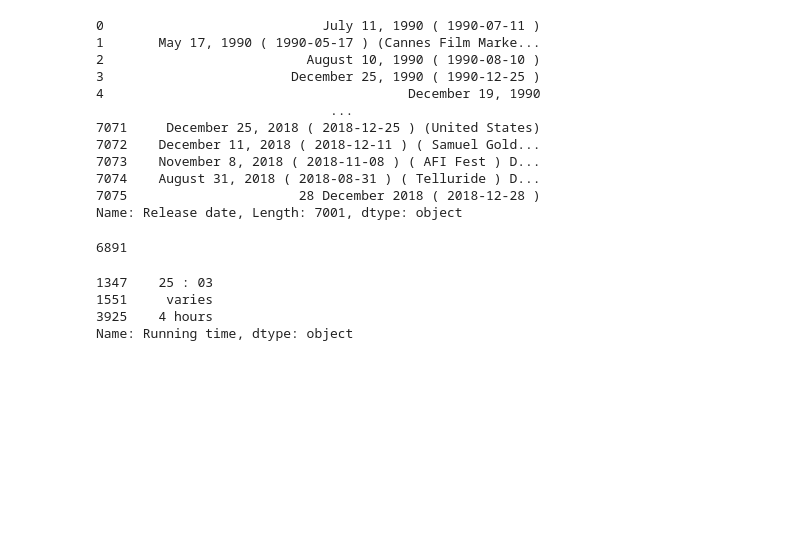
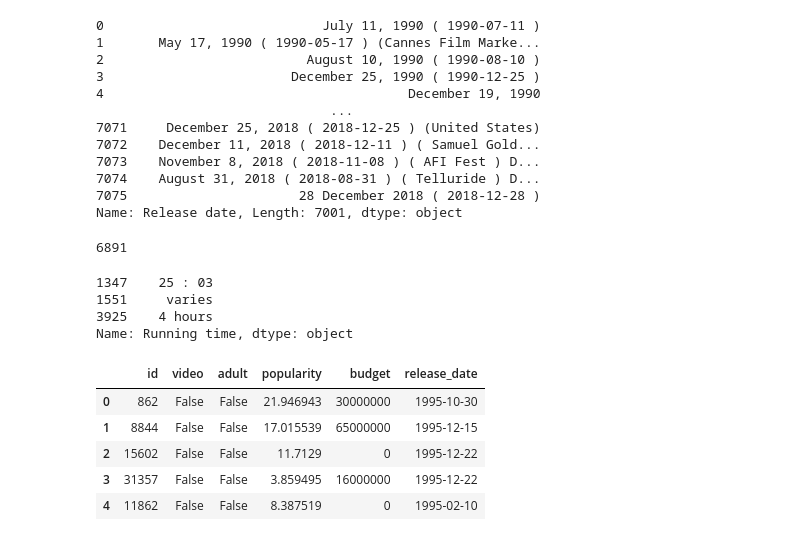
Before and after one commit to Ajasf444/movies-etl, a Jupyter notebook: cleaning.ipynb, the cells around one changed output. Cells and saved outputs as stored; diff of their text form; code cells hidden in the pictures; blank space fills up the shorter version.

```diff
--- a/cleaning.ipynb
+++ b/cleaning.ipynb
@@ -520,3 +520,12 @@ wiki_movies_df['running_time'] = running_time_extract.apply(
     lambda row: row[0]*60 + row[1] if row[2] == 0 else row[2], axis = 1)
 # %%
 wiki_movies_df.drop('Running time', axis = 1, inplace = True)
+# %%
+kaggle_metadata[['id', 'video', 'adult', 'popularity', 'budget', 'release_date']].head()
+# %% [output]
+|  | id | video | adult | popularity | budget | release_date |
+| 0 | 862 | False | False | 21.946943 | 30000000 | 1995-10-30 |
+| 1 | 8844 | False | False | 17.015539 | 65000000 | 1995-12-15 |
+| 2 | 15602 | False | False | 11.7129 | 0 | 1995-12-22 |
+| 3 | 31357 | False | False | 3.859495 | 16000000 | 1995-12-22 |
+| 4 | 11862 | False | False | 8.387519 | 0 | 1995-02-10 |
```
Also changed, not shown: parts of 11 cells of this notebook.
